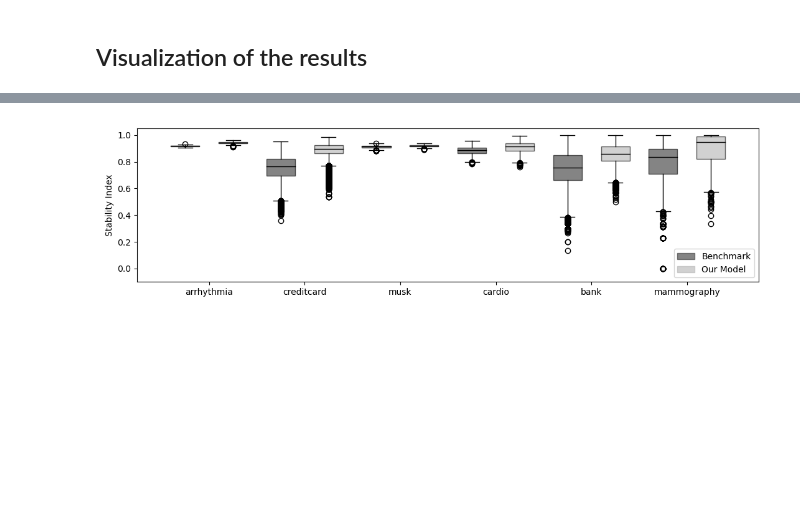
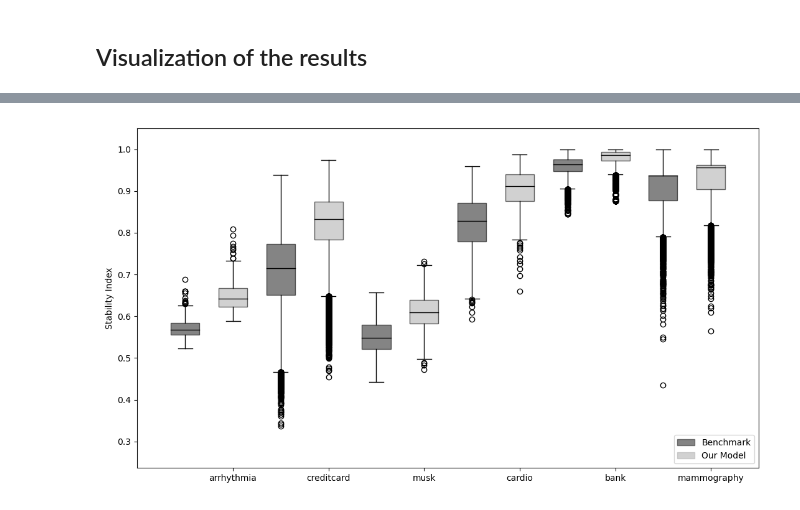
Before and after one commit to edo1691/ad_shap_stability, a Jupyter notebook: notebooks/00_04_graph_paper.ipynb, the cells around one changed output, grey strips where cells are left out. Drawn from its saved outputs; the diff is of its cells as text; code cells hidden in the pictures; blank space fills up the shorter version.

Commit message:
# function stability

```diff
--- a/notebooks/00_04_graph_paper.ipynb
+++ b/notebooks/00_04_graph_paper.ipynb
@@ -331,41 +245,2 @@ def plot_2d_surface(df, ax, fontsize_title=8, fontsize_axes=6, primary_feat='pre
 # %% [markdown]
 ## Visualization of the results
-# %%
-dataset_id1 = 'arrhythmia'
-dataset_id2 = 'creditcard'
-dataset_id3 = 'musk'
-dataset_id4 = 'cardio'
-dataset_id5 = 'bank'
-dataset_id6 = 'mammography'
-df_names = [dataset_id1, dataset_id2, dataset_id3, dataset_id4, dataset_id5, dataset_id6]
-
-df1 = process_data(dataset_id1, data_root)
-df2 = process_data(dataset_id2, data_root)
-df3 = process_data(dataset_id3, data_root)
-df4 = process_data(dataset_id4, data_root)
-df5 = process_data(dataset_id5, data_root)
-df6 = process_data(dataset_id6, data_root)
-
-dataframes = [df1, df2, df3, df4, df5, df6]
-df = append_dataframes(dataframes)
-
-factor = 1.0
-df_fil1 = filter_and_select(df1, factor)
-df_fil2 = filter_and_select(df2, factor)
-df_fil3 = filter_and_select(df3, factor)
-df_fil4 = filter_and_select(df4, factor)
-df_fil5 = filter_and_select(df5, factor)
-df_fil6 = filter_and_select(df6, factor)
-
-dataframes = [df_fil1, df_fil2, df_fil3, df_fil4, df_fil5, df_fil6]
-df_group = append_dataframes(dataframes)
-var = ['dataset', 'hpo', 'n_estimators', 'max_feats', 'n_feats', 'roc_auc', 'precision', 'recall', 'f1_median',
-       'stability index', 'shap_q1', 'shap_q2', 'shap_q3', 'IQR', 'shap_stab']
-df_group = round(df_group[var],4)
-
-df_graph_1 = process_graph_data(df1)
-df_graph_2 = process_graph_data(df2)
-df_graph_3 = process_graph_data(df3)
-df_graph_4 = process_graph_data(df4)
-df_graph_5 = process_graph_data(df5)
-df_graph_6 = process_graph_data(df6)
@@ -388,10 +321,10 @@ df_group[['dataset', 'hpo', 'max_feats', 'n_feats', 'roc_auc', 'precision', 'rec
 # %%
 # Example usage
 image_1 =  '../boxplots.png'
-plot_shap_stab_boxplots(dataframes, df_names)
+boxplot_stability(df_group, size=1)
 plt.savefig(image_1, bbox_inches='tight', pad_inches=0.1)  #Save the plot to a file
 # %% [output]
-[figure, old version]
+[figure, new version]
 # %%
 import pandas as pd
 import numpy as np
```
Also changed, not shown: parts of 28 cells of this notebook, 18 other files.
